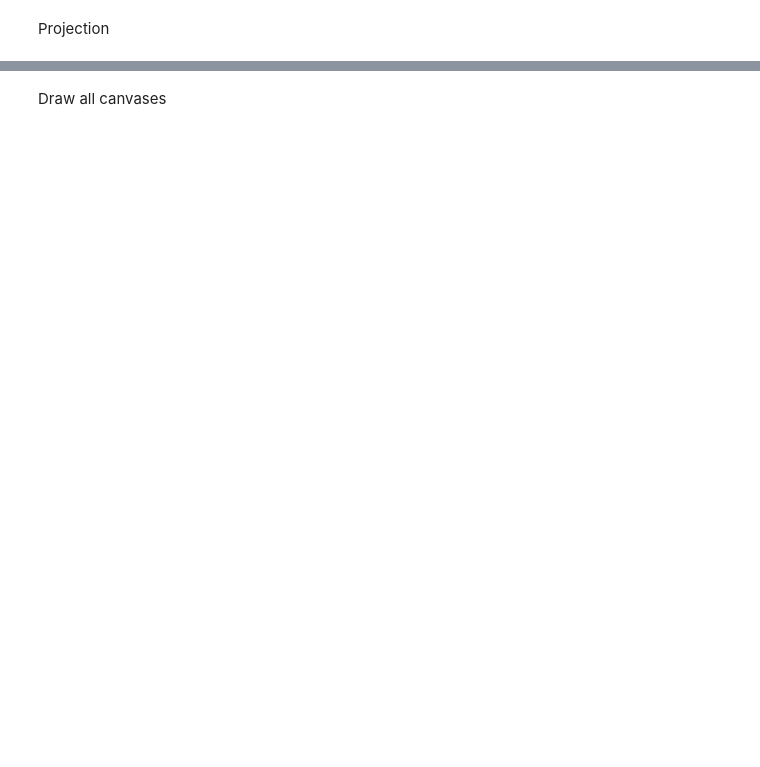
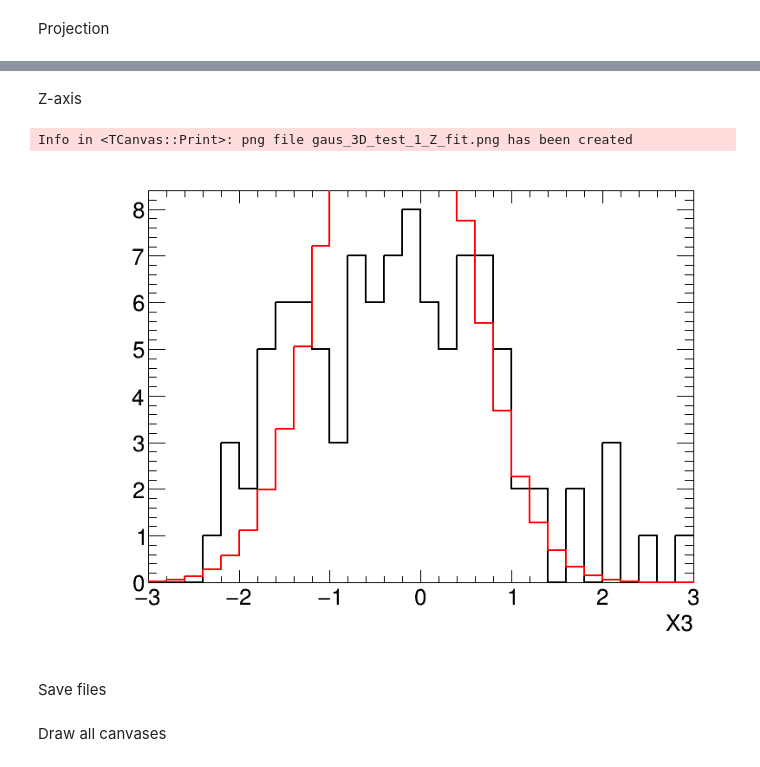
Before and after one commit to LailinXu/hepstat-tutorial, a Jupyter notebook: Fitting/rpc_reso_fit.py.nbconvert.ipynb, the cells around one changed output, grey strips where cells are left out. Saved outputs shown, nothing was run; the diff lists cells and outputs as text; code cells hidden in the pictures; blank space fills up the shorter version.

```diff
--- a/Fitting/rpc_reso_fit.py.nbconvert.ipynb
+++ b/Fitting/rpc_reso_fit.py.nbconvert.ipynb
@@ -167,0 +236,14 @@ Info in <TCanvas::Print>: png file gaus_3D_test_2.png has been created
+# %% [markdown]
+Z-axis
+# %%
+hz.Rebin()
+hz.Draw()
+hfz.SetLineColor(2)
+hfz.Draw("same")
+myc.Draw()
+myc.SaveAs("{0}_1_Z_fit.png".format(pname))
+# %% [output]
+Info in <TCanvas::Print>: png file gaus_3D_test_1_Z_fit.png has been created
+[figure, added]
+# %% [markdown]
+Save files
```
Also changed, not shown: parts of 23 cells of this notebook, 1 other file.
